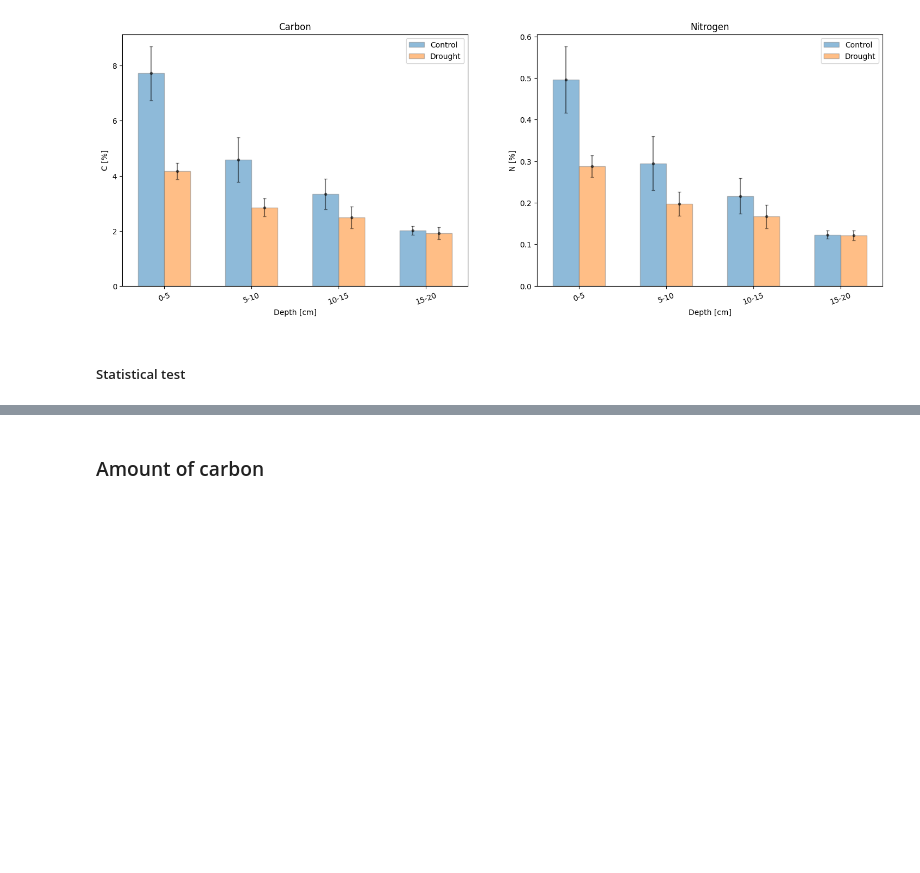
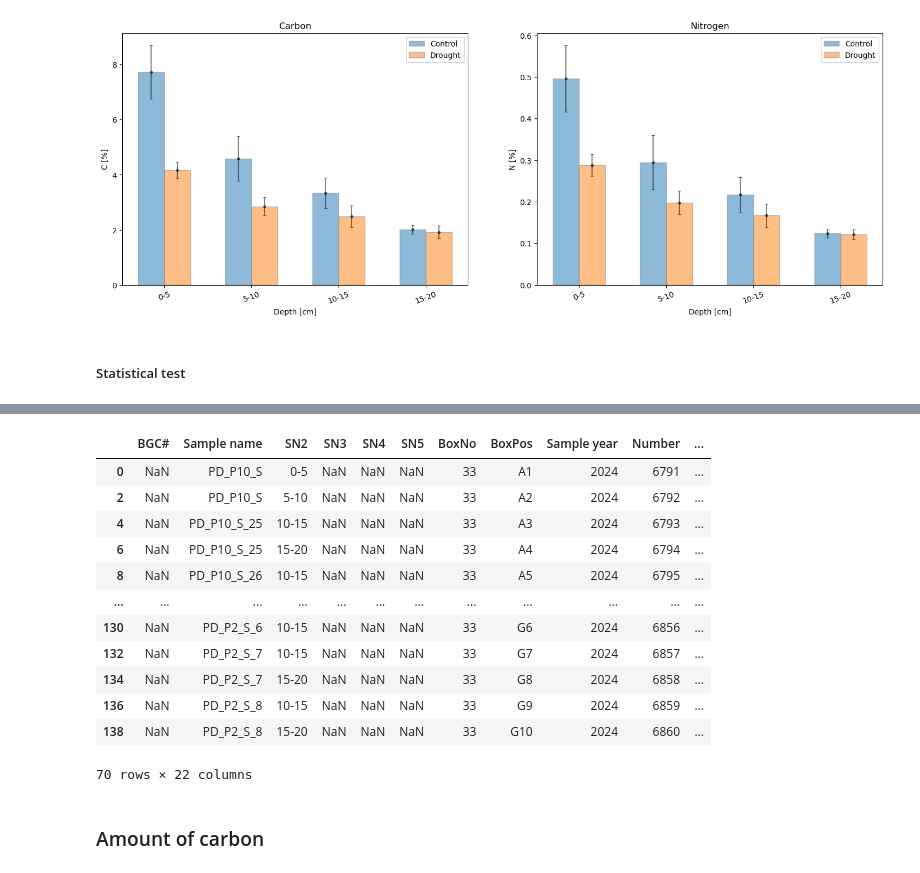
Before and after one commit to Emunozho/Model_Prades, a Jupyter notebook: Pre_analysis.ipynb, the cells around one changed output, grey strips where cells are left out. Cells and saved outputs as stored; diff of their text form; code cells hidden in the pictures; blank space fills up the shorter version.

```diff
--- a/Pre_analysis.ipynb
+++ b/Pre_analysis.ipynb
@@ -401,3 +401,19 @@ Text(0.5, 14.722222222222216, 'Depth [cm]')
+# %%
+dataC
+# %% [output]
+|  | BGC# | Sample name | SN2 | SN3 | SN4 | SN5 | BoxNo | BoxPos | Sample year | Number | ... |
+| 0 | NaN | PD_P10_S | 0-5 | NaN | NaN | NaN | 33 | A1 | 2024 | 6791 | ... |
+| 2 | NaN | PD_P10_S | 5-10 | NaN | NaN | NaN | 33 | A2 | 2024 | 6792 | ... |
+| 4 | NaN | PD_P10_S_25 | 10-15 | NaN | NaN | NaN | 33 | A3 | 2024 | 6793 | ... |
+| 6 | NaN | PD_P10_S_25 | 15-20 | NaN | NaN | NaN | 33 | A4 | 2024 | 6794 | ... |
+| 8 | NaN | PD_P10_S_26 | 10-15 | NaN | NaN | NaN | 33 | A5 | 2024 | 6795 | ... |
+| ... | ... | ... | ... | ... | ... | ... | ... | ... | ... | ... | ... |
+| 130 | NaN | PD_P2_S_6 | 10-15 | NaN | NaN | NaN | 33 | G6 | 2024 | 6856 | ... |
+| 132 | NaN | PD_P2_S_7 | 10-15 | NaN | NaN | NaN | 33 | G7 | 2024 | 6857 | ... |
+| 134 | NaN | PD_P2_S_7 | 15-20 | NaN | NaN | NaN | 33 | G8 | 2024 | 6858 | ... |
+| 136 | NaN | PD_P2_S_8 | 10-15 | NaN | NaN | NaN | 33 | G9 | 2024 | 6859 | ... |
+| 138 | NaN | PD_P2_S_8 | 15-20 | NaN | NaN | NaN | 33 | G10 | 2024 | 6860 | ... |
+70 rows × 22 columns
 # %% [markdown]
 ### Amount of carbon
 # %%
```
Also changed, not shown: parts of 3 cells of this notebook, 13 other files.
